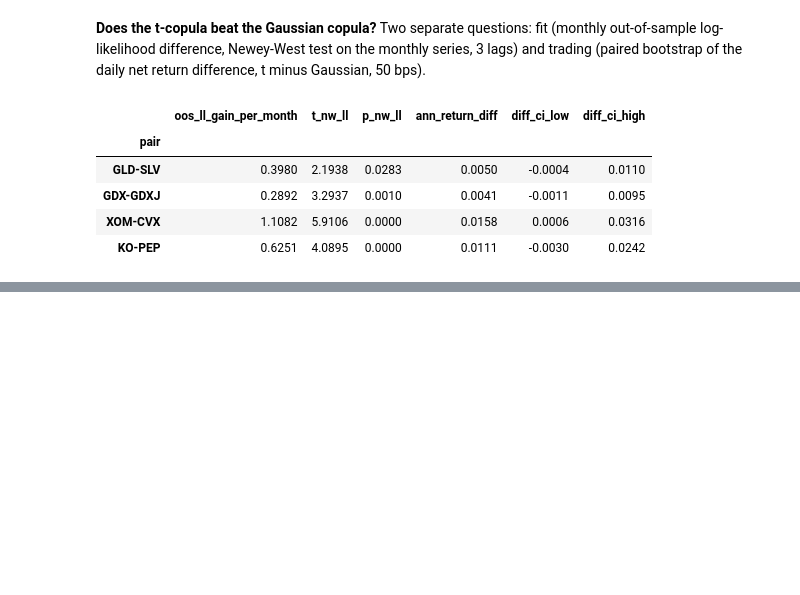
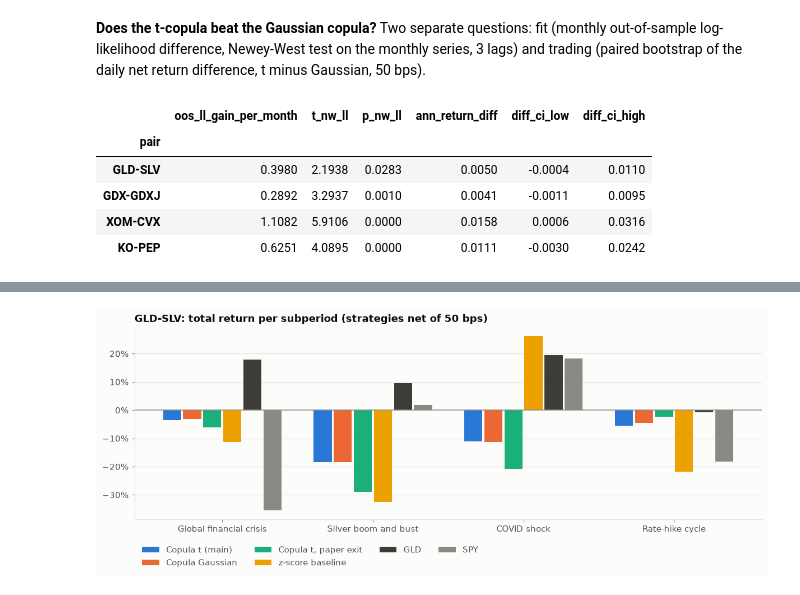
Before and after one commit to D-ch-e/copula-pairs-trading, a Jupyter notebook: notebooks/analysis.ipynb, the cells around one changed output, grey strips where cells are left out. Cells and saved outputs as stored; diff of their text form; code cells hidden in the pictures; blank space fills up the shorter version.

```diff
--- a/notebooks/analysis.ipynb
+++ b/notebooks/analysis.ipynb
@@ -293,0 +303,8 @@ pd.DataFrame(rows).set_index("pair")
+# %%
+PERIODS = cfg["subperiods"]
+PERIOD_LABELS = {k: v["label"] for k, v in PERIODS.items()} | {"other": "All other days"}
+
+series = {**{name: returns[name] for name in SPEC_NAMES.values()}, "GLD": returns["GLD"], "SPY": returns["SPY"]}
+sub = {name: analysis.subperiod_performance(r, PERIODS) for name, r in series.items()}
+sub_main = pd.concat(sub, names=["series", "period"]).unstack("series")
+sub_main.rename(index=PERIOD_LABELS)
@@ -293,0 +321,6 @@ pd.DataFrame(rows).set_index("pair")
+# %%
+fig = plots.subperiod_returns(sub_main["total_return"][list(series)].drop(index="other"), PERIOD_LABELS,
+                              f"{MAIN}: total return per subperiod (strategies net of 50 bps)")
+plots.save(fig, "09_subperiod_returns");
+# %% [output]
+[figure, added]
```
Also changed, not shown: parts of 7 cells of this notebook, 6 other files.
